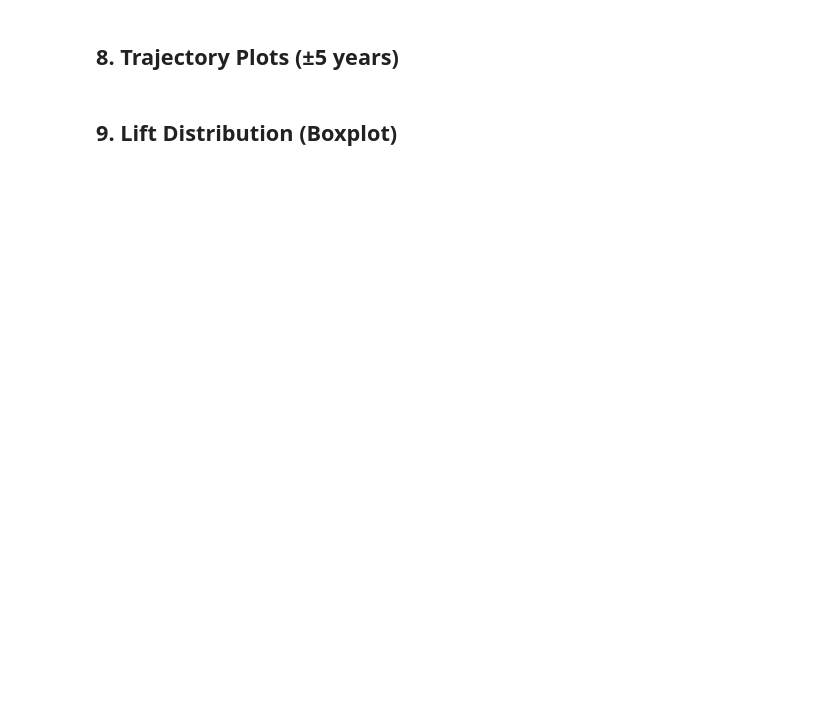
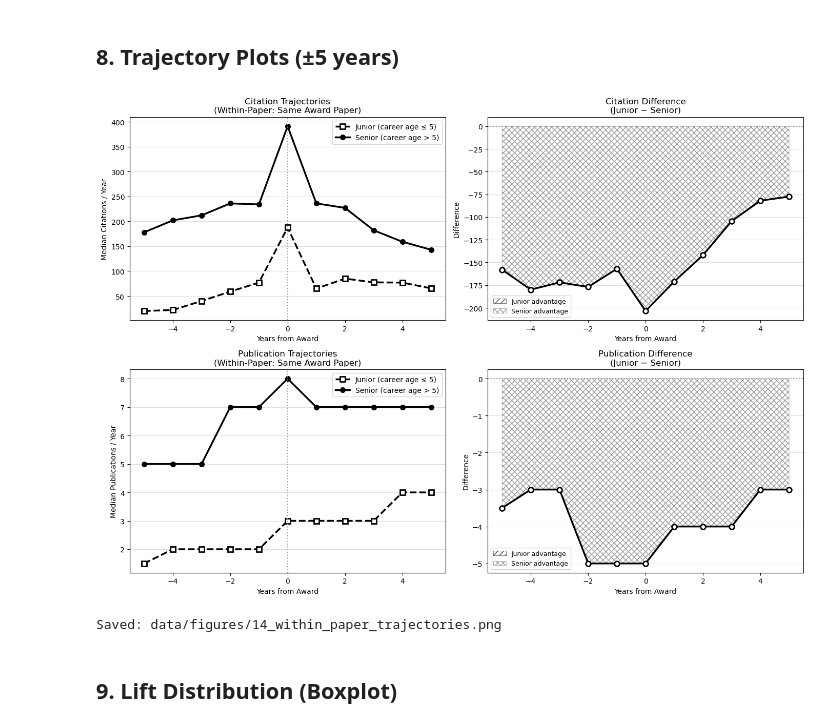
Before and after one commit to AppleShay/thesis-best-paper-trajectories, a Jupyter notebook: notebooks/14_within_paper_junior_vs_senior.ipynb, the cells around one changed output. Drawn from its saved outputs; the diff is of its cells as text; code cells hidden in the pictures; blank space fills up the shorter version.

```diff
--- a/notebooks/14_within_paper_junior_vs_senior.ipynb
+++ b/notebooks/14_within_paper_junior_vs_senior.ipynb
@@ -343,7 +405,7 @@ ax.legend(); ax.yaxis.grid(True, color='#ddd'); ax.set_axisbelow(True)
 
 # ── Citation difference ──
 ax = axes[0, 1]
-diff = summary.pivot('rel_year', 'seniority', 'med_cites')
+diff = summary.pivot(index='rel_year', columns='seniority', values='med_cites')  # ← fixed
 d = diff['junior'] - diff['senior']
 ax.plot(d.index, d.values, 'o-', lw=2.5, color='black', ms=7, mfc='white', mew=2)
 ax.axhline(0, color='#999', ls=':', lw=1.5)
@@ -354,35 +416,38 @@ ax.fill_between(d.index, d.values, 0, where=d.values<0,
 ax.set_title('Citation Difference\n(Junior − Senior)')
 ax.set_xlabel('Years from Award'); ax.set_ylabel('Difference')
 ax.legend(fontsize=9); ax.yaxis.grid(True, color='#ddd'); ax.set_axisbelow(True)
 
 # ── Publication trajectories ──
 ax = axes[1, 0]
 for sen in ['junior', 'senior']:
     sub = summary[summary['seniority'] == sen]
     ax.plot(sub['rel_year'], sub['med_works'], lw=2.5, **style[sen])
 ax.axvline(0, color='#999', ls=':', lw=1.5)
 ax.set_title('Publication Trajectories\n(Within-Paper: Same Award Paper)')
 ax.set_xlabel('Years from Award'); ax.set_ylabel('Median Publications / Year')
 ax.legend(); ax.yaxis.grid(True, color='#ddd'); ax.set_axisbelow(True)
 
 # ── Publication difference ──
 ax = axes[1, 1]
-diff_p = summary.pivot('rel_year', 'seniority', 'med_works')
+diff_p = summary.pivot(index='rel_year', columns='seniority', values='med_works')  # ← fixed
 dp = diff_p['junior'] - diff_p['senior']
 ax.plot(dp.index, dp.values, 'o-', lw=2.5, color='black', ms=7, mfc='white', mew=2)
 ax.axhline(0, color='#999', ls=':', lw=1.5)
 ax.fill_between(dp.index, dp.values, 0, where=dp.values>=0,
                 hatch='///', fc='white', ec='#444', lw=0.5, label='Junior advantage')
 ax.fill_between(dp.index, dp.values, 0, where=dp.values<0,
                 hatch='xxx', fc='white', ec='#999', lw=0.5, label='Senior advantage')
 ax.set_title('Publication Difference\n(Junior − Senior)')
 ax.set_xlabel('Years from Award'); ax.set_ylabel('Difference')
 ax.legend(fontsize=9); ax.yaxis.grid(True, color='#ddd'); ax.set_axisbelow(True)
 
 plt.tight_layout()
-plt.savefig('data/figures/14_within_paper_trajectories.png', dpi=300, bbox_inches='tight')
+plt.savefig('B:\\Semester 4 UU\\thesis-best-paper-trajectories\\data\\figures\\14_within_paper_trajectories.png', dpi=300, bbox_inches='tight')
 plt.show()
 print('Saved: data/figures/14_within_paper_trajectories.png')
+# %% [output]
+[figure, added]
+Saved: data/figures/14_within_paper_trajectories.png
 # %% [markdown]
 ## 9. Lift Distribution (Boxplot)
 # %%
```
Also changed, not shown: parts of 7 cells of this notebook, 26 other files.
